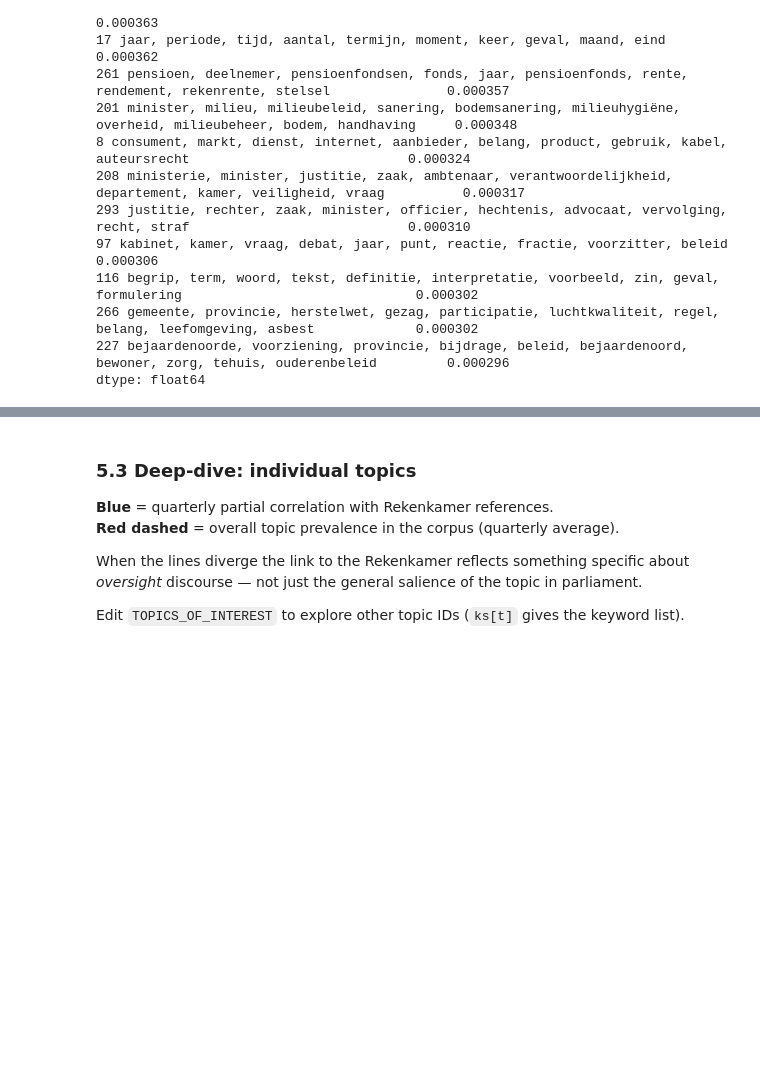
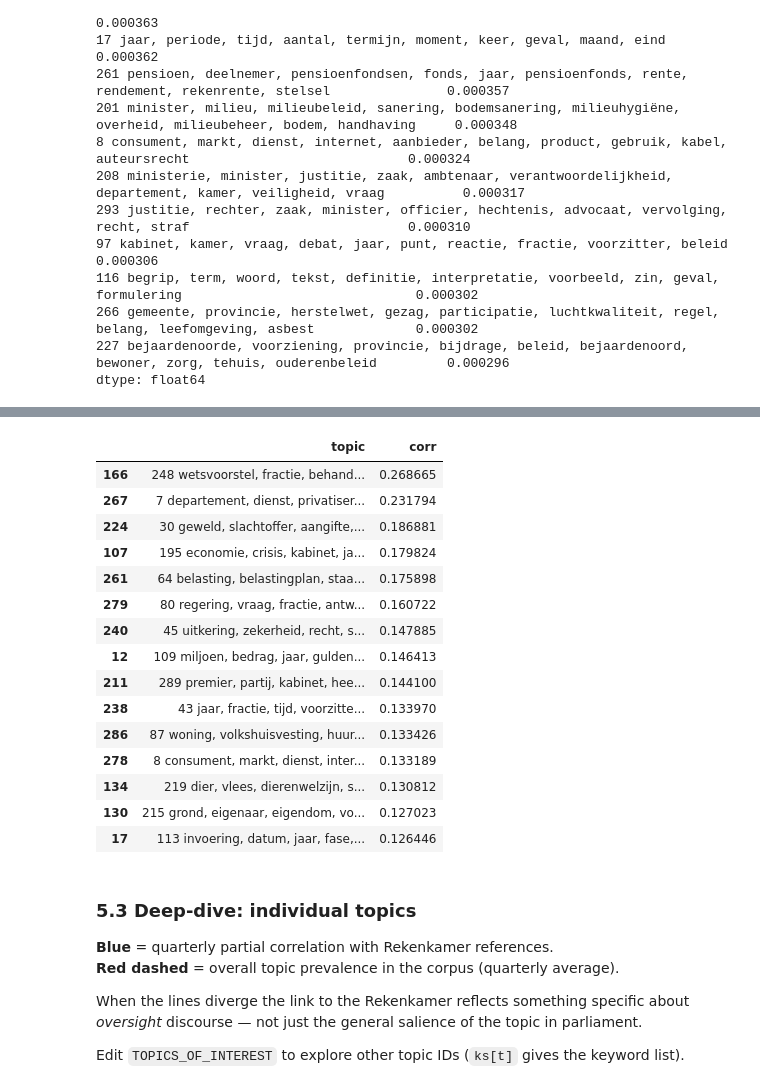
Before and after one commit to rubenros1795/rekenkamer-scholarship, a Jupyter notebook: topic-analysis/analysis.ipynb, the cells around one changed output, grey strips where cells are left out. Cells and saved outputs as stored; diff of their text form; code cells hidden in the pictures; blank space fills up the shorter version.

```diff
--- a/topic-analysis/analysis.ipynb
+++ b/topic-analysis/analysis.ipynb
@@ -152,3 +178,22 @@ fig.savefig("../results/figs/topic_bubble.png", dpi=150, bbox_inches="tight")
+# %%
+out.nlargest(15, 'corr')
+# %% [output]
+|  | topic | corr |
+| 166 | 248 wetsvoorstel, fractie, behand... | 0.268665 |
+| 267 | 7 departement, dienst, privatiser... | 0.231794 |
+| 224 | 30 geweld, slachtoffer, aangifte,... | 0.186881 |
+| 107 | 195 economie, crisis, kabinet, ja... | 0.179824 |
+| 261 | 64 belasting, belastingplan, staa... | 0.175898 |
+| 279 | 80 regering, vraag, fractie, antw... | 0.160722 |
+| 240 | 45 uitkering, zekerheid, recht, s... | 0.147885 |
+| 12 | 109 miljoen, bedrag, jaar, gulden... | 0.146413 |
+| 211 | 289 premier, partij, kabinet, hee... | 0.144100 |
+| 238 | 43 jaar, fractie, tijd, voorzitte... | 0.133970 |
+| 286 | 87 woning, volkshuisvesting, huur... | 0.133426 |
+| 278 | 8 consument, markt, dienst, inter... | 0.133189 |
+| 134 | 219 dier, vlees, dierenwelzijn, s... | 0.130812 |
+| 130 | 215 grond, eigenaar, eigendom, vo... | 0.127023 |
+| 17 | 113 invoering, datum, jaar, fase,... | 0.126446 |
 # %% [markdown]
 ### 5.3  Deep-dive: individual topics
 
```
Also changed, not shown: parts of 11 cells of this notebook, 3 other files.
